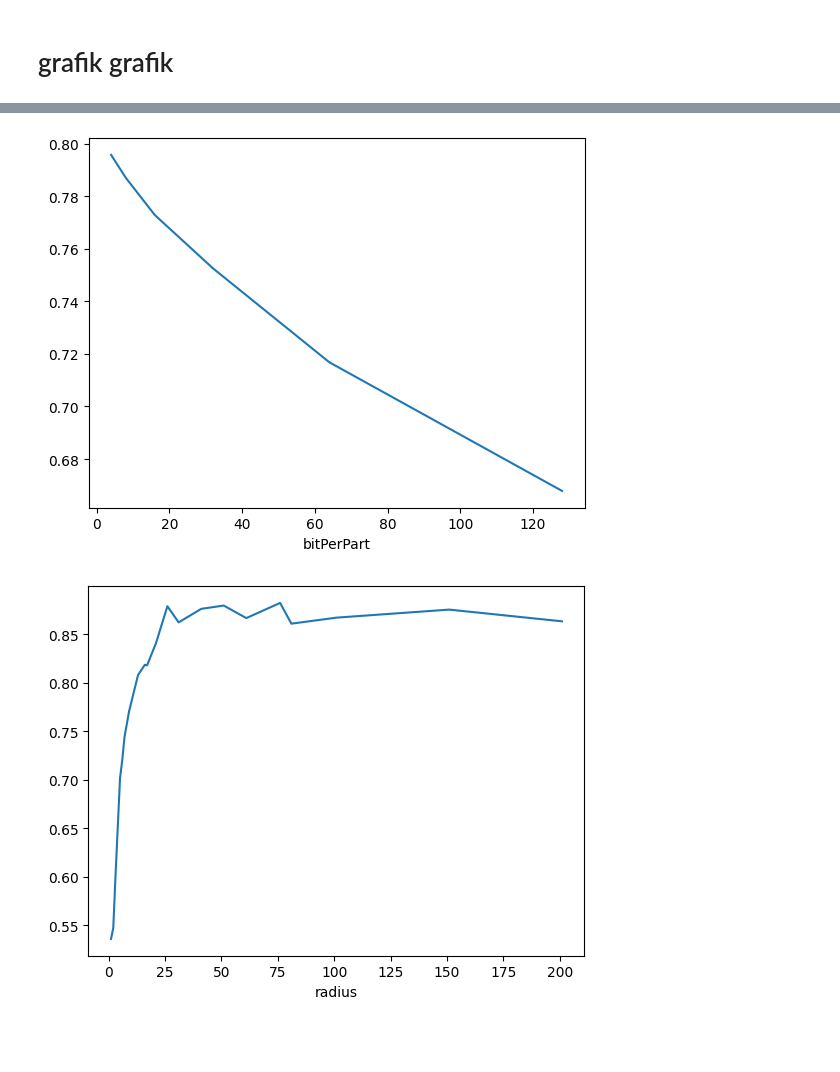
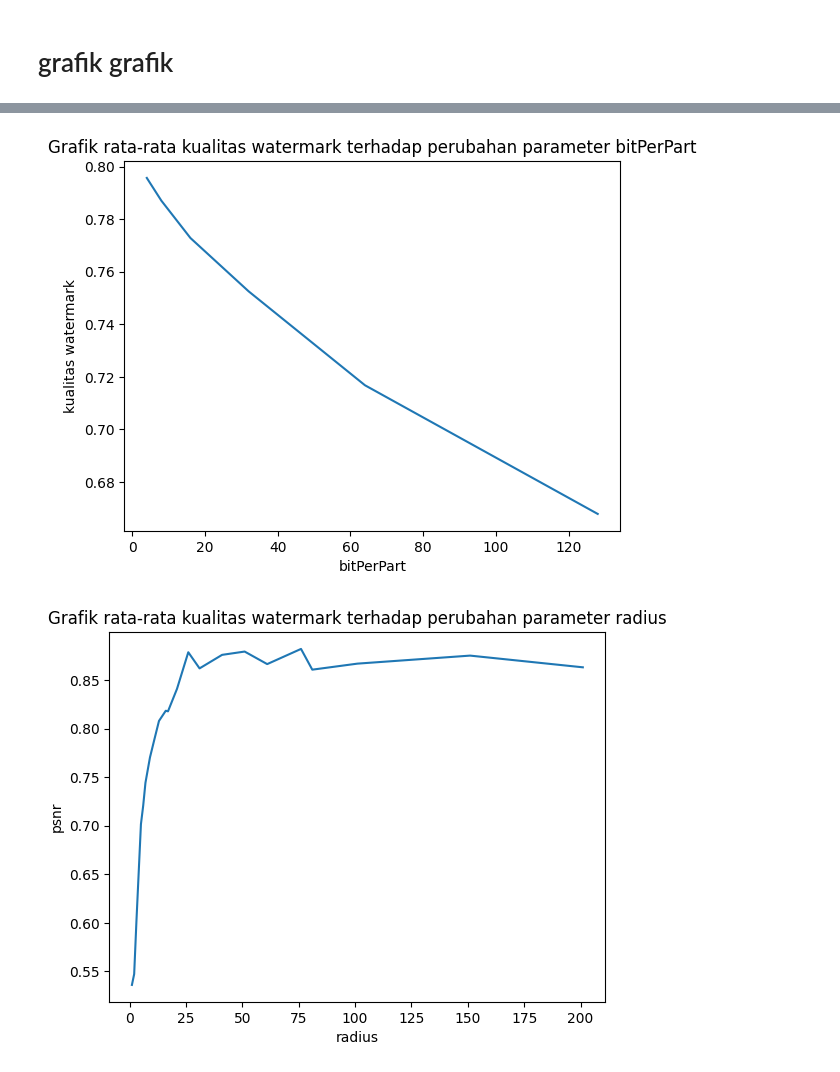
Before and after one commit to Emuajiz/tugas-akhir, a Jupyter notebook: main.ipynb, the cells around one changed output, grey strips where cells are left out. Drawn from its saved outputs; the diff is of its cells as text; code cells hidden in the pictures; blank space fills up the shorter version.

```diff
--- a/main.ipynb
+++ b/main.ipynb
@@ -739,10 +768,12 @@ for i, data in tqdm(df.iterrows(), total=df.shape[0]):
 # %%
 df500 = pd.read_csv("500x500-with-check.csv", index_col=0)
 df1000 = pd.read_csv("1000x1000-with-check.csv", index_col=0)
-df2000 = pd.read_csv("2000x2000-with-check.csv", index_col=0)
+# df2000 = pd.read_csv("2000x2000-with-check.csv", index_col=0)
+df2000 = pd.read_csv("2000x2000-with-check-modified.csv", index_col=0)
 # df_show500 = df500.groupby(["outsideShape"])["psnr"].mean()
 # df_show1000 = df1000.groupby(["outsideShape"])["psnr"].mean()
 # df_show2000 = df2000.groupby(["outsideShape"])["psnr"].mean()
+
 df_show500 = df500.groupby(["outsideShape"])["robustCheck"].mean()
 df_show1000 = df1000.groupby(["outsideShape"])["robustCheck"].mean()
 df_show2000 = df2000.groupby(["outsideShape"])["robustCheck"].mean()
@@ -751,7 +782,8 @@ df_show2000 = df2000.groupby(["outsideShape"])["robustCheck"].mean()
 def sort_key(x):
     sorted = []
     for i in x:
-        sorted.append(int(i[1:-1].split(', ')[0]))
+        sorted.append(int(i))
+        # sorted.append(int(i[1:-1].split(', ')[0]))
     return sorted
 
 
@@ -760,13 +792,14 @@ def sort_key(x):
 # df_show1000 = df_show1000.sort_index(ascending=True, key=sort_key)
 # df_show1000.plot()
 df_show2000 = df_show2000.sort_index(ascending=True, key=sort_key)
-df_show2000.plot()
-# plot = df_show2000.plot(
-#     # title="Grafik rata-rata nilai PSNR terhadap perubahan Parameter Outside Shape",
-#     title="Grafik rata-rata kualitas watermak terhadap perubahan Parameter Outside Shape",
-#     # ylabel="PSNR",
-#     ylabel="kualitas watermark",
-#     xlabel="Outside Shape"
-#     )
+# df_show2000.plot()
+plot = df_show2000.plot(
+    # title="Grafik rata-rata nilai PSNR terhadap perubahan Parameter Outside Shape",
+    title="Grafik rata-rata kualitas watermak terhadap perubahan Parameter Outside Shape",
+    # ylabel="PSNR",
+    ylabel="kualitas watermark",
+    xlabel="Outside Shape",
+    # xticks=[10, 20, 40, 50, 100, 200, 250, 500]
+    )
 # plot.legend(['500', '1000', '2000'])
 plt.show()
@@ -807,39 +844,39 @@ plt.show()
 # %%
 df500 = pd.read_csv("500x500-with-check.csv", index_col=0)
 df1000 = pd.read_csv("1000x1000-with-check.csv", index_col=0)
 df2000 = pd.read_csv("2000x2000-with-check.csv", index_col=0)
 # df_show500 = df500.groupby(["bitPerPart"])["psnr"].mean()
 # df_show1000 = df1000.groupby(["bitPerPart"])["psnr"].mean()
 # df_show2000 = df2000.groupby(["bitPerPart"])["psnr"].mean()
 df_show500 = df500.groupby(["bitPerPart"])["robustCheck"].mean()
 df_show1000 = df1000.groupby(["bitPerPart"])["robustCheck"].mean()
 df_show2000 = df2000.groupby(["bitPerPart"])["robustCheck"].mean()
 
 
 def sort_key(x):
     sorted = []
     for i in x:
         sorted.append(int(i))
     return sorted
 
 
 # df_show500 = df_show500.sort_index(ascending=True, key=sort_key)
 # df_show500.plot()
 # df_show1000 = df_show1000.sort_index(ascending=True, key=sort_key)
 # df_show1000.plot()
 df_show2000 = df_show2000.sort_index(ascending=True, key=sort_key)
-df_show2000.plot()
-# plot = df_show2000.plot(
-#     # title="Grafik rata-rata nilai PSNR terhadap perubahan parameter bitPerPart",
-#     title="Grafik rata-rata kualitas watermark terhadap perubahan parameter bitPerPart",
-#     # ylabel="PSNR",
-#     ylabel="kualitas watermark",
-#     xlabel="bitPerPart",
-#     )
+# df_show2000.plot()
+plot = df_show2000.plot(
+    # title="Grafik rata-rata nilai PSNR terhadap perubahan parameter bitPerPart",
+    title="Grafik rata-rata kualitas watermark terhadap perubahan parameter bitPerPart",
+    # ylabel="PSNR",
+    ylabel="kualitas watermark",
+    xlabel="bitPerPart",
+    )
 # plot.legend(['500', '1000', '2000'])
 plt.show()
 # %% [output]
-[figure, old version]
+[figure, new version]
 # %%
 df500 = pd.read_csv("500x500-with-check.csv", index_col=0)
 df1000 = pd.read_csv("1000x1000-with-check.csv", index_col=0)
@@ -864,18 +901,18 @@ def sort_key(x):
 # df_show1000 = df_show1000.sort_index(ascending=True, key=sort_key)
 # df_show1000.plot()
 df_show2000 = df_show2000.sort_index(ascending=True, key=sort_key)
-df_show2000.plot()
-# plot = df_show2000.plot(
-#     title="Grafik rata-rata kualitas watermark terhadap perubahan parameter radius",
-#     # title="Grafik rata-rata nilai PSNR terhadap perubahan parameter radius",
-#     ylabel="psnr",
-#     # ylabel="robust watermark",
-#     xlabel="radius",
-# )
+# df_show2000.plot()
+plot = df_show2000.plot(
+    title="Grafik rata-rata kualitas watermark terhadap perubahan parameter radius",
+    # title="Grafik rata-rata nilai PSNR terhadap perubahan parameter radius",
+    ylabel="psnr",
+    # ylabel="robust watermark",
+    xlabel="radius",
+)
 # plot.legend(['500', '1000', '2000'])
 plt.show()
 # %% [output]
-[figure, old version]
+[figure, new version]
 # %%
 
 df2000 = pd.read_csv("2000x2000-with-check.csv", index_col=0)
```
Also changed, not shown: parts of 7 cells of this notebook, 1 other file.
